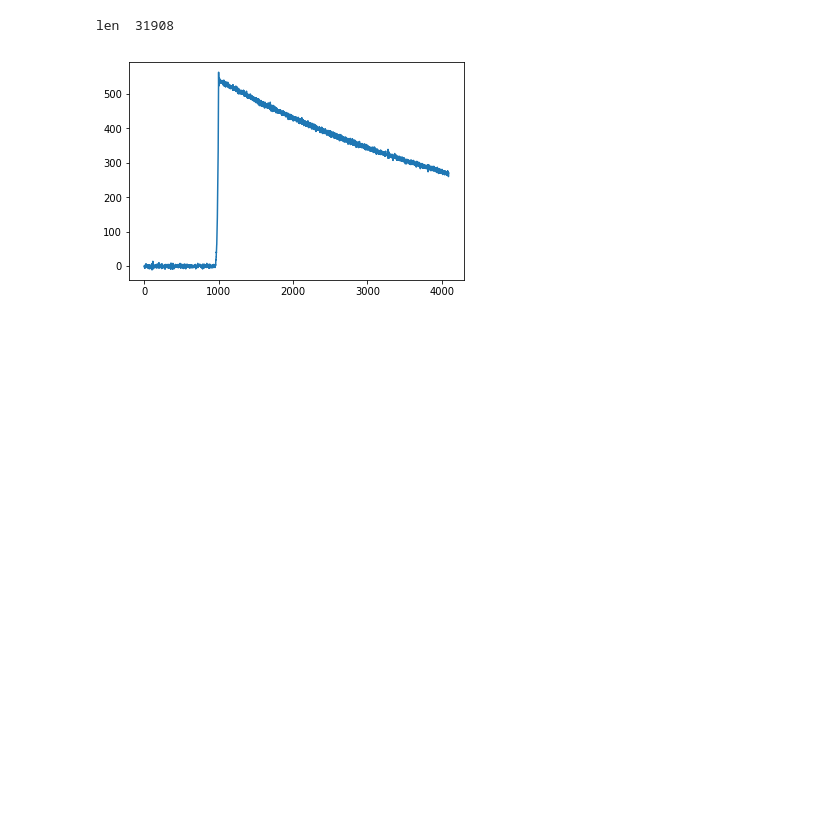
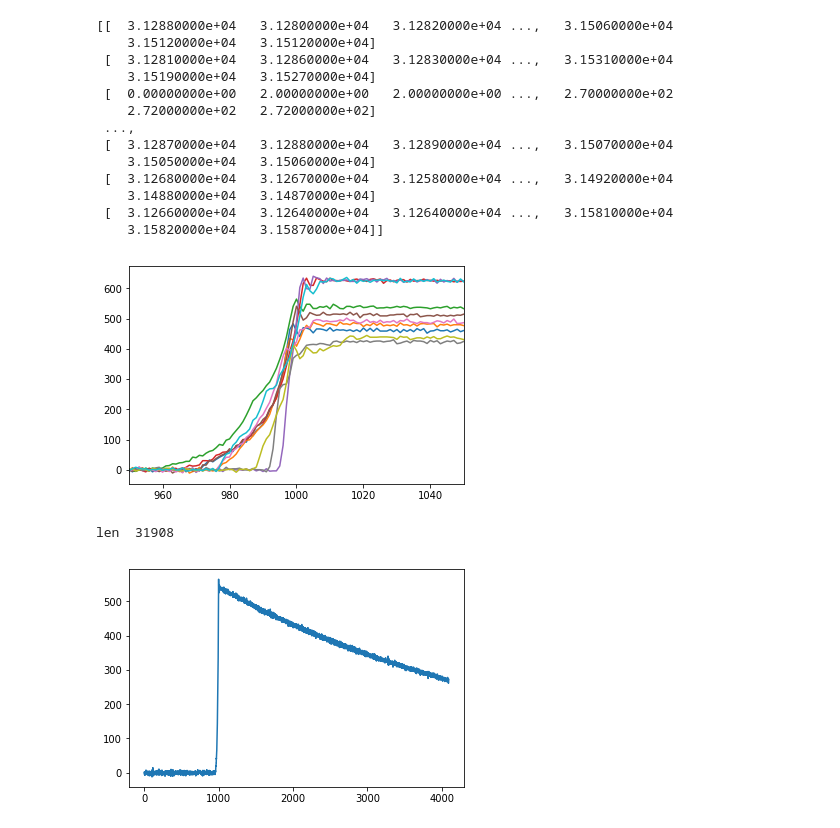
Before and after one commit to jmsz/lab3, a Jupyter notebook: lab1_analysis.py.ipynb, the cells around one changed output. Saved outputs shown, nothing was run; the diff lists cells and outputs as text; code cells hidden in the pictures; blank space fills up the shorter version.

Commit message:
removed old files, added a 10 event text file writer/ reader

```diff
--- a/lab1_analysis.py.ipynb
+++ b/lab1_analysis.py.ipynb
@@ -257,6 +258,51 @@ def FitGaussian(x,y):
 # filename = 'data/co60.h5'
 filename = 'data/DATA_co60_2.h5'
 raw_data = ImportData(filename)
+# %%
+def MakeTenEventFile():
+    f = open('tenevents.txt','w')
+    for i in range(10):
+        data = raw_data[i,:]
+        for j in data:
+            f.write(str(j) + ', ')
+    f.close()
+
+def ReadTenEventFile():
+    events = np.zeros((10, 4096))
+    with open('tenevents.txt') as csv_file:
+        csv_reader = csv.reader(csv_file, delimiter=',')
+        i = 0
+        for row in csv_reader:
+            sample_count = 0
+            for j in range(0, 4096, 1):
+                #print(sample_count, float(row[j]))
+                events[i][sample_count] = float(row[j])
+                sample_count += 1
+            i += 1
+    return events
+# %%
+tenevents = ReadTenEventFile()
+print(tenevents)
+for event in tenevents:
+    event = baseline_correction(event)
+    plt.plot(event)
+plt.xlim([950, 1050])
+plt.show()
+# %% [output]
+[[  3.12880000e+04   3.12800000e+04   3.12820000e+04 ...,   3.15060000e+04
+    3.15120000e+04   3.15120000e+04]
+ [  3.12810000e+04   3.12860000e+04   3.12830000e+04 ...,   3.15310000e+04
+    3.15190000e+04   3.15270000e+04]
+ [  0.00000000e+00   2.00000000e+00   2.00000000e+00 ...,   2.70000000e+02
+    2.72000000e+02   2.72000000e+02]
+ ...,
+ [  3.12870000e+04   3.12880000e+04   3.12890000e+04 ...,   3.15070000e+04
+    3.15050000e+04   3.15060000e+04]
+ [  3.12680000e+04   3.12670000e+04   3.12580000e+04 ...,   3.14920000e+04
+    3.14880000e+04   3.14870000e+04]
+ [  3.12660000e+04   3.12640000e+04   3.12640000e+04 ...,   3.15810000e+04
+    3.15820000e+04   3.15870000e+04]]
+[figure, added]
 # %%
 print('len ', len(raw_data))
 sampling_time = 10.0
```
Also changed, not shown: parts of 10 cells of this notebook, 5 other files.
